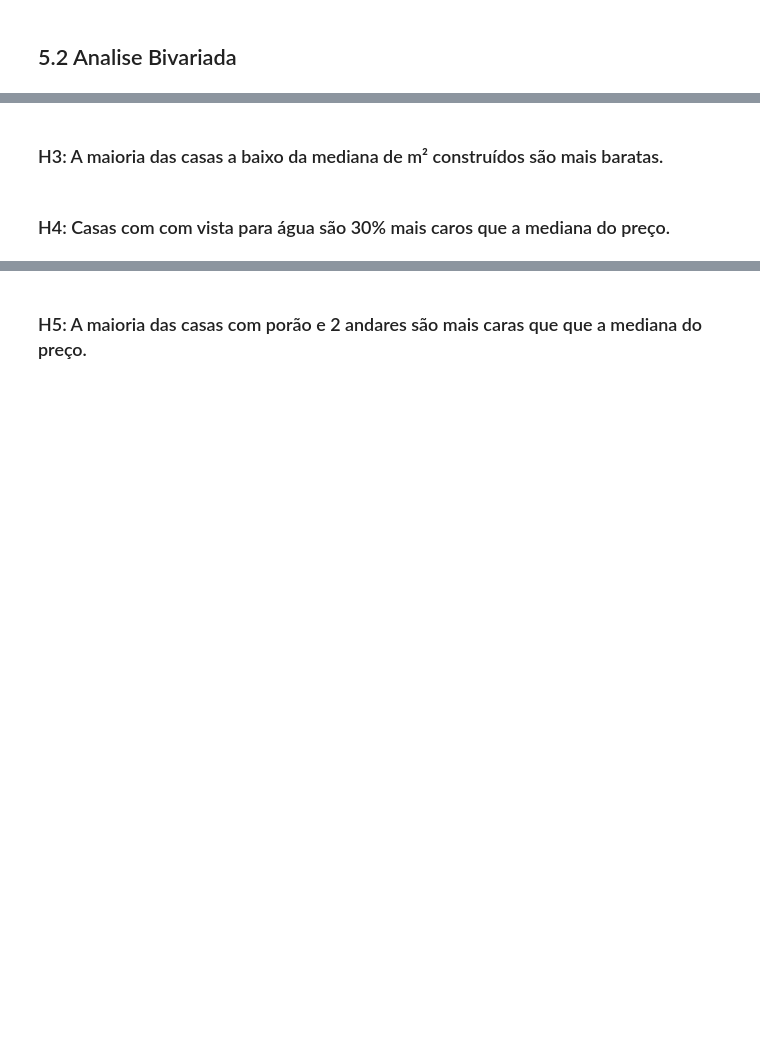
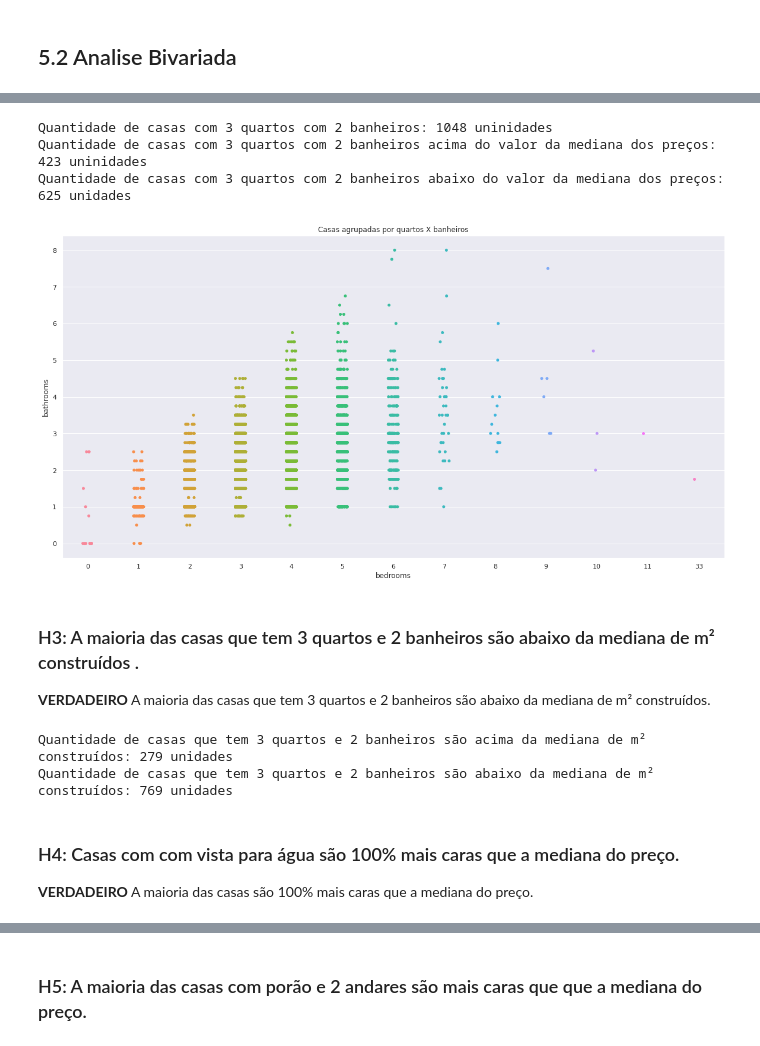
Before and after one commit to borgesds/House_Rocket, a Jupyter notebook: m5_house_rocket_v1.ipynb, the cells around one changed output, grey strips where cells are left out. Saved outputs shown, nothing was run; the diff lists cells and outputs as text; code cells hidden in the pictures; blank space fills up the shorter version.

```diff
--- a/m5_house_rocket_v1.ipynb
+++ b/m5_house_rocket_v1.ipynb
@@ -403,4 +404,48 @@ Quantidade de casas abaixo do valor da mediana dos preços: 5741 unidades
+# %%
+house_bed3bat2 = len(df4[(df4['bedrooms'] == 3) & (df4['bathrooms'] == 2)])
+
+h1_upmedian = len(df4[(df4['bedrooms'] == 3) &
+                     (df4['bathrooms'] == 2) &
+                     (df4['price'] > df4['price'].median())])
+
+h1_belowmedian = len(df4[(df4['bedrooms'] == 3) &
+                     (df4['bathrooms'] == 2) &
+                     (df4['price'] <= df4['price'].median())])
+
+print('Quantidade de casas com 3 quartos com 2 banheiros: {} uninidades'.format(house_bed3bat2))
+print('Quantidade de casas com 3 quartos com 2 banheiros acima do valor da mediana dos preços: {} uninidades'.format(h1_upmedian))
+print('Quantidade de casas com 3 quartos com 2 banheiros abaixo do valor da mediana dos preços: {} unidades'.format(h1_belowmedian))
+
+plt.title('Casas agrupadas por quartos X banheiros')
+sns.stripplot(y = df4['bathrooms'], x = df4['bedrooms']);
+# %% [output]
+Quantidade de casas com 3 quartos com 2 banheiros: 1048 uninidades
+Quantidade de casas com 3 quartos com 2 banheiros acima do valor da mediana dos preços: 423 uninidades
+Quantidade de casas com 3 quartos com 2 banheiros abaixo do valor da mediana dos preços: 625 unidades
+[figure, added]
 # %% [markdown]
-### H3: A maioria das casas a baixo da mediana de m² construídos são mais baratas.
+### H3: A maioria das casas que tem 3 quartos e 2 banheiros são abaixo da mediana de m² construídos .
+**VERDADEIRO** A maioria das casas que tem 3 quartos e 2 banheiros são abaixo da mediana de m² construídos.
+# %%
+# Converter pés quadrado para metros quadrados
+dfc = df4.copy()
+dfc['m2'] = dfc['sqft_living'] * 0.092903
+
+h2_upmedian = len(dfc[(dfc['bedrooms'] == 3) &
+                      (dfc['bathrooms'] == 2) &
+                      (dfc['m2'] > dfc['m2'].median())])
+
+h2_belowmedian = len(dfc[(dfc['bedrooms'] == 3) &
+                         (dfc['bathrooms'] == 2) &
+                         (dfc['m2'] <= dfc['m2'].median())])
+
+print('Quantidade de casas que tem 3 quartos e 2 banheiros são acima da mediana de m² construídos: {} unidades'
+      .format(h2_upmedian))
+print('Quantidade de casas que tem 3 quartos e 2 banheiros são abaixo da mediana de m² construídos: {} unidades'
+      .format(h2_belowmedian))
+# %% [output]
+Quantidade de casas que tem 3 quartos e 2 banheiros são acima da mediana de m² construídos: 279 unidades
+Quantidade de casas que tem 3 quartos e 2 banheiros são abaixo da mediana de m² construídos: 769 unidades
 # %% [markdown]
-### H4: Casas com com vista para água são 30% mais caros que a mediana do preço.
+### H4: Casas com com vista para água são 100% mais caras que a mediana do preço.
+**VERDADEIRO** A maioria das casas são 100% mais caras que a mediana do preço.
```
Also changed, not shown: parts of 7 cells of this notebook.
